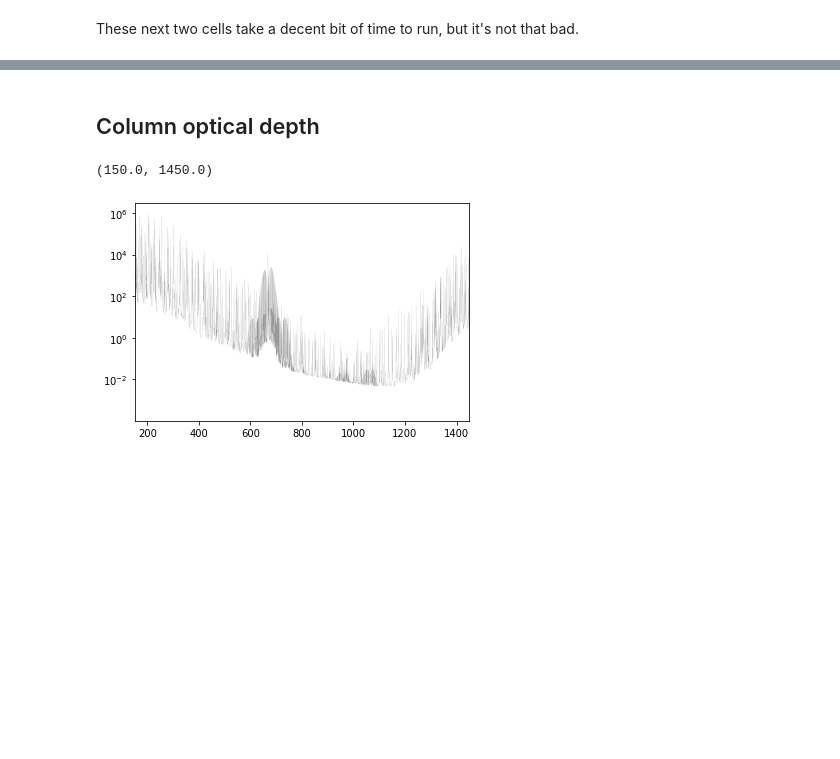
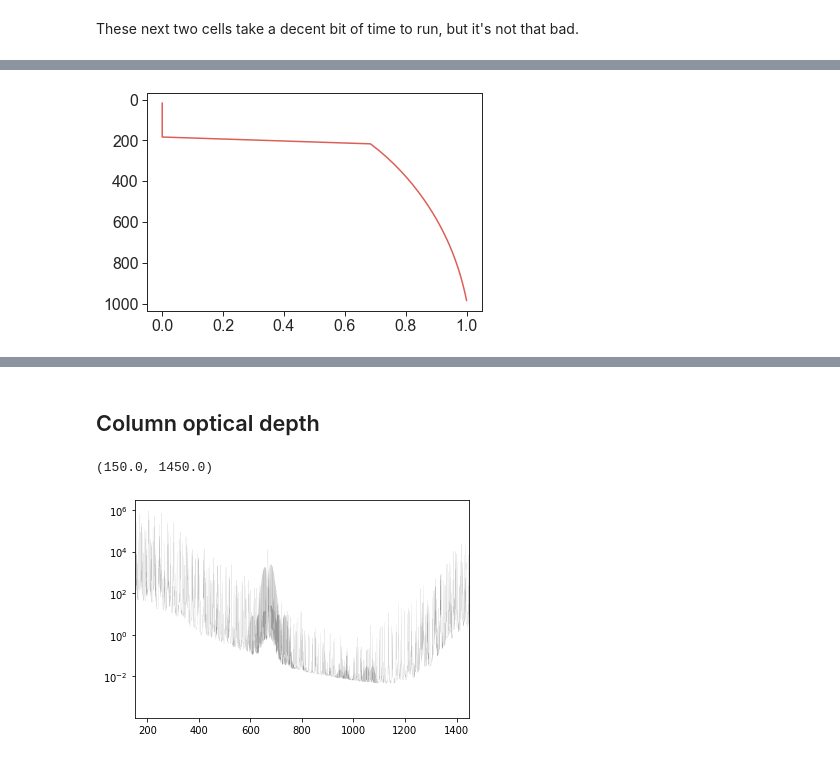
Before and after one commit to AndrewILWilliams/ECS_bump, a Jupyter notebook: climlab_rrtmg.ipynb, the cells around one changed output, grey strips where cells are left out. Cells and saved outputs as stored; diff of their text form; code cells hidden in the pictures; blank space fills up the shorter version.

```diff
--- a/climlab_rrtmg.ipynb
+++ b/climlab_rrtmg.ipynb
@@ -527,0 +453,13 @@ da_olr_spec2.rolling(wavenumber=500, center=True).mean().plot()
+# %%
+state = climlab.column_state(num_lev=N_press, num_lat=1, water_depth=1.)
+plevs = state['Tatm'].domain.axes['lev'].points
+
+t1=generate_idealized_temp_profile(SST=310, Tstrat=200, plevs=plevs*100)
+t2=generate_idealized_temp_profile(SST=311, Tstrat=200, plevs=plevs*100)
+
+fig,ax = plt.subplots()
+
+ax.plot(t2-t1, plevs)
+ax.invert_yaxis()
+# %% [output]
+[figure, added]
```
Also changed, not shown: parts of 12 cells of this notebook.
